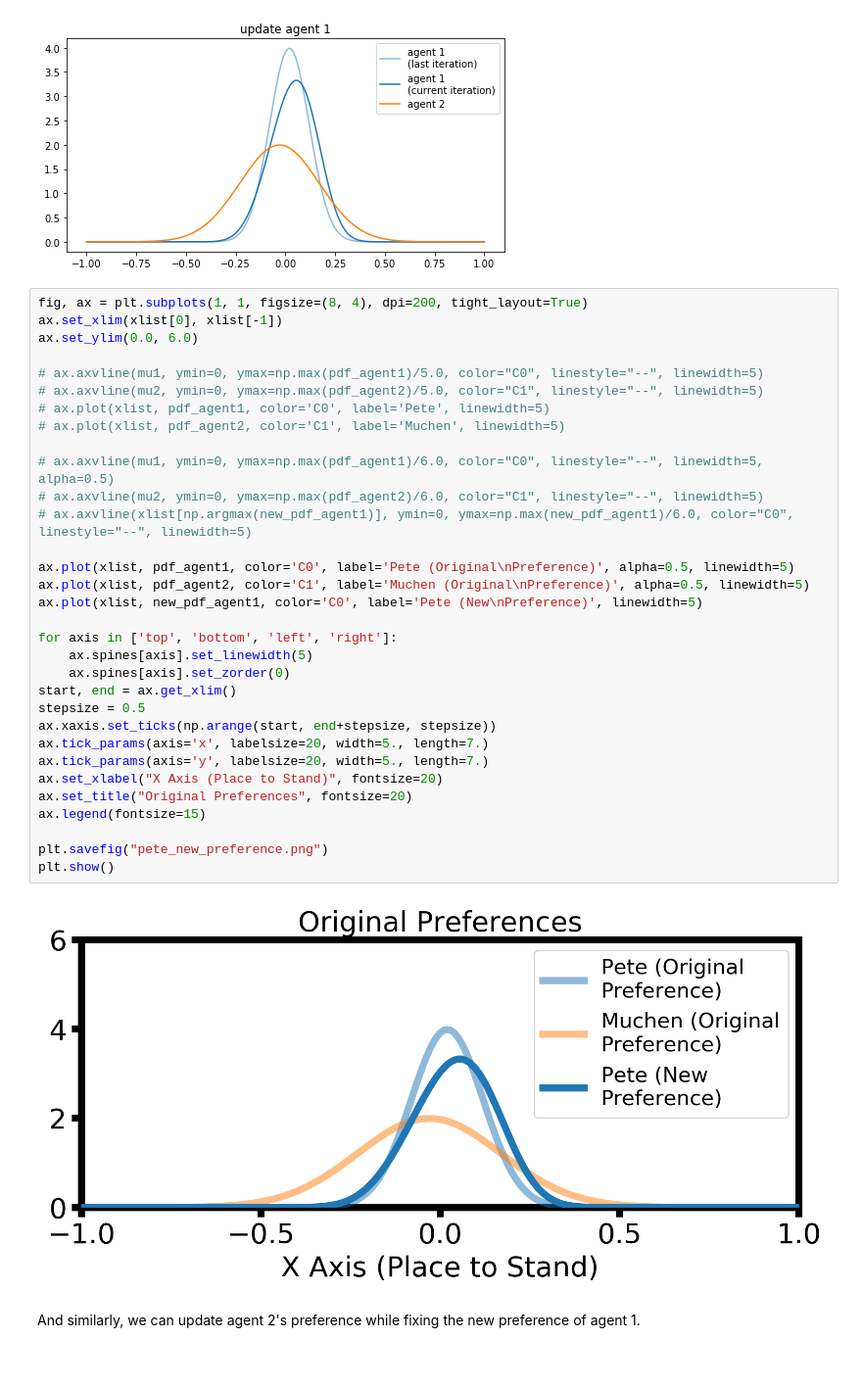
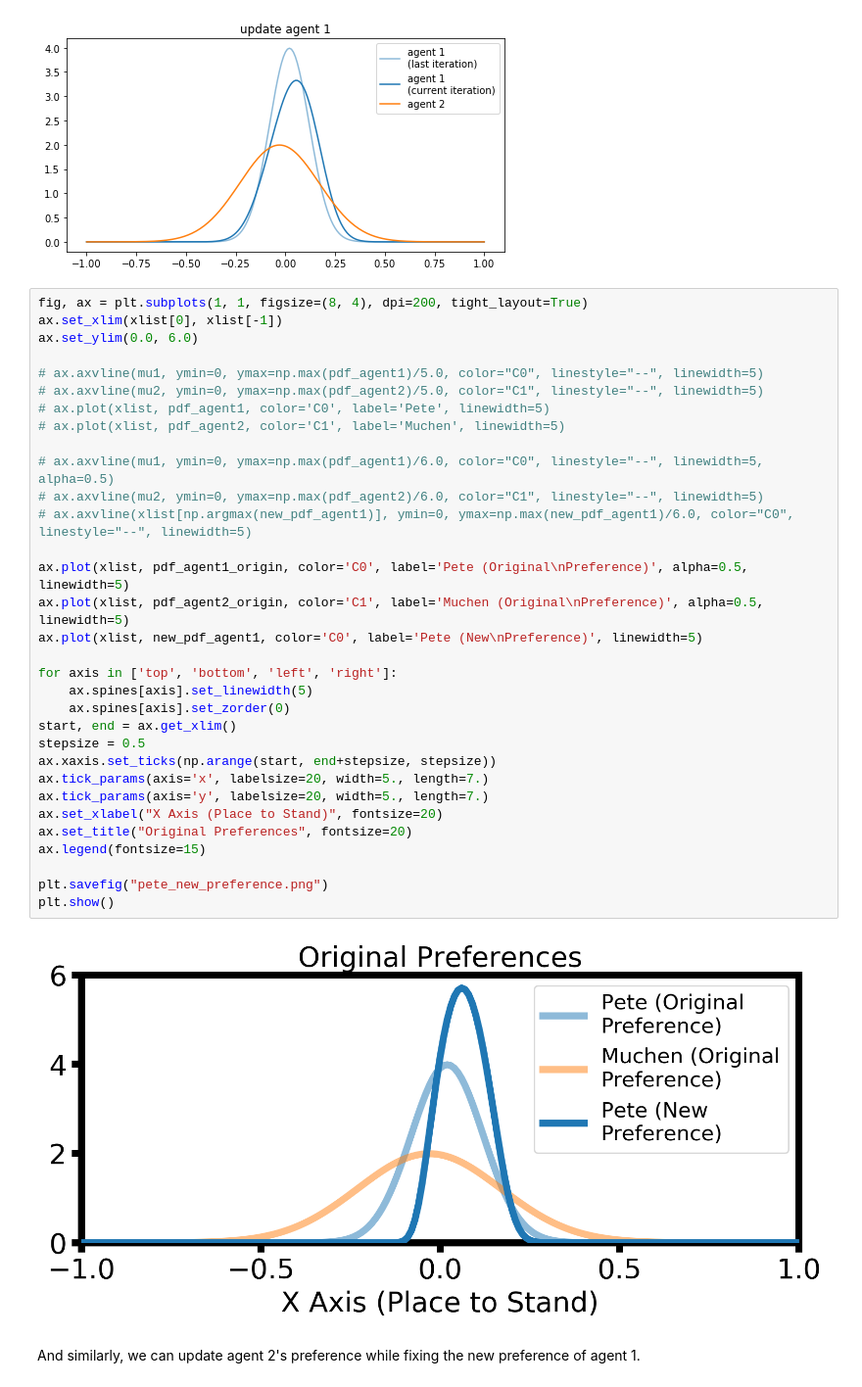
Before and after one commit to MurpheyLab/DistNav, a Jupyter notebook: notebooks/distnav_1d_tutorial.ipynb, the cells around one changed output. Shown at 98% size. Saved outputs shown, nothing was run; the diff lists cells and outputs as text.

```diff
--- a/notebooks/distnav_1d_tutorial.ipynb
+++ b/notebooks/distnav_1d_tutorial.ipynb
@@ -196,36 +196,36 @@ plt.show()
 fig, ax = plt.subplots(1, 1, figsize=(8, 4), dpi=200, tight_layout=True)
 ax.set_xlim(xlist[0], xlist[-1])
 ax.set_ylim(0.0, 6.0)
 
 # ax.axvline(mu1, ymin=0, ymax=np.max(pdf_agent1)/5.0, color="C0", linestyle="--", linewidth=5)
 # ax.axvline(mu2, ymin=0, ymax=np.max(pdf_agent2)/5.0, color="C1", linestyle="--", linewidth=5)
 # ax.plot(xlist, pdf_agent1, color='C0', label='Pete', linewidth=5)
 # ax.plot(xlist, pdf_agent2, color='C1', label='Muchen', linewidth=5)
 
 # ax.axvline(mu1, ymin=0, ymax=np.max(pdf_agent1)/6.0, color="C0", linestyle="--", linewidth=5, alpha=0.5)
 # ax.axvline(mu2, ymin=0, ymax=np.max(pdf_agent2)/6.0, color="C1", linestyle="--", linewidth=5)
 # ax.axvline(xlist[np.argmax(new_pdf_agent1)], ymin=0, ymax=np.max(new_pdf_agent1)/6.0, color="C0", linestyle="--", linewidth=5)
 
-ax.plot(xlist, pdf_agent1, color='C0', label='Pete (Original\nPreference)', alpha=0.5, linewidth=5)
-ax.plot(xlist, pdf_agent2, color='C1', label='Muchen (Original\nPreference)', alpha=0.5, linewidth=5)
+ax.plot(xlist, pdf_agent1_origin, color='C0', label='Pete (Original\nPreference)', alpha=0.5, linewidth=5)
+ax.plot(xlist, pdf_agent2_origin, color='C1', label='Muchen (Original\nPreference)', alpha=0.5, linewidth=5)
 ax.plot(xlist, new_pdf_agent1, color='C0', label='Pete (New\nPreference)', linewidth=5)
 
 for axis in ['top', 'bottom', 'left', 'right']:
     ax.spines[axis].set_linewidth(5)
     ax.spines[axis].set_zorder(0)
 start, end = ax.get_xlim()
 stepsize = 0.5
 ax.xaxis.set_ticks(np.arange(start, end+stepsize, stepsize))
 ax.tick_params(axis='x', labelsize=20, width=5., length=7.)
 ax.tick_params(axis='y', labelsize=20, width=5., length=7.)
 ax.set_xlabel("X Axis (Place to Stand)", fontsize=20)
 ax.set_title("Original Preferences", fontsize=20)
 ax.legend(fontsize=15)
 
 plt.savefig("pete_new_preference.png")
 plt.show()
 # %% [output]
-[figure, old version]
+[figure, new version]
 # %% [markdown]
 And similarly, we can update agent 2's preference while fixing the new preference of agent 1.
 # %%
```
Also changed, not shown: parts of 2 cells of this notebook, 3 other files.
